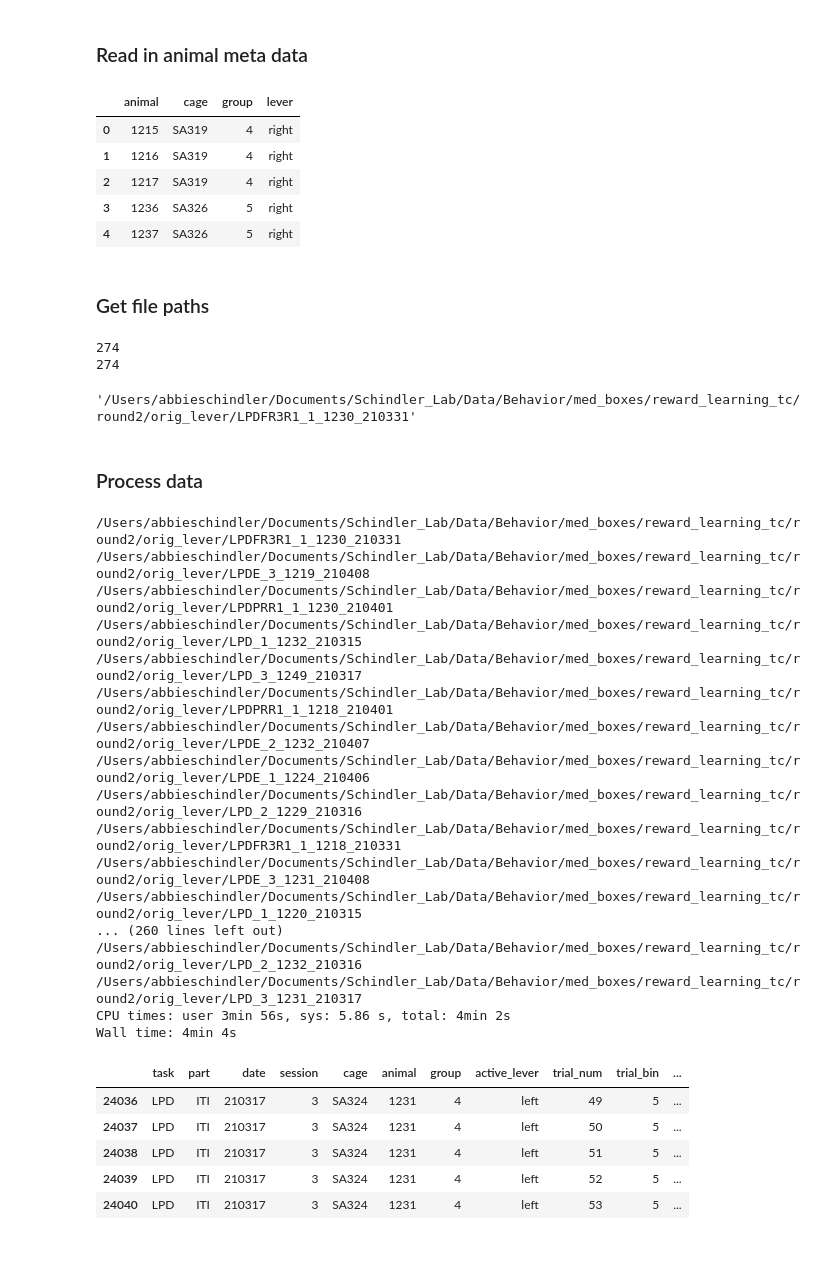
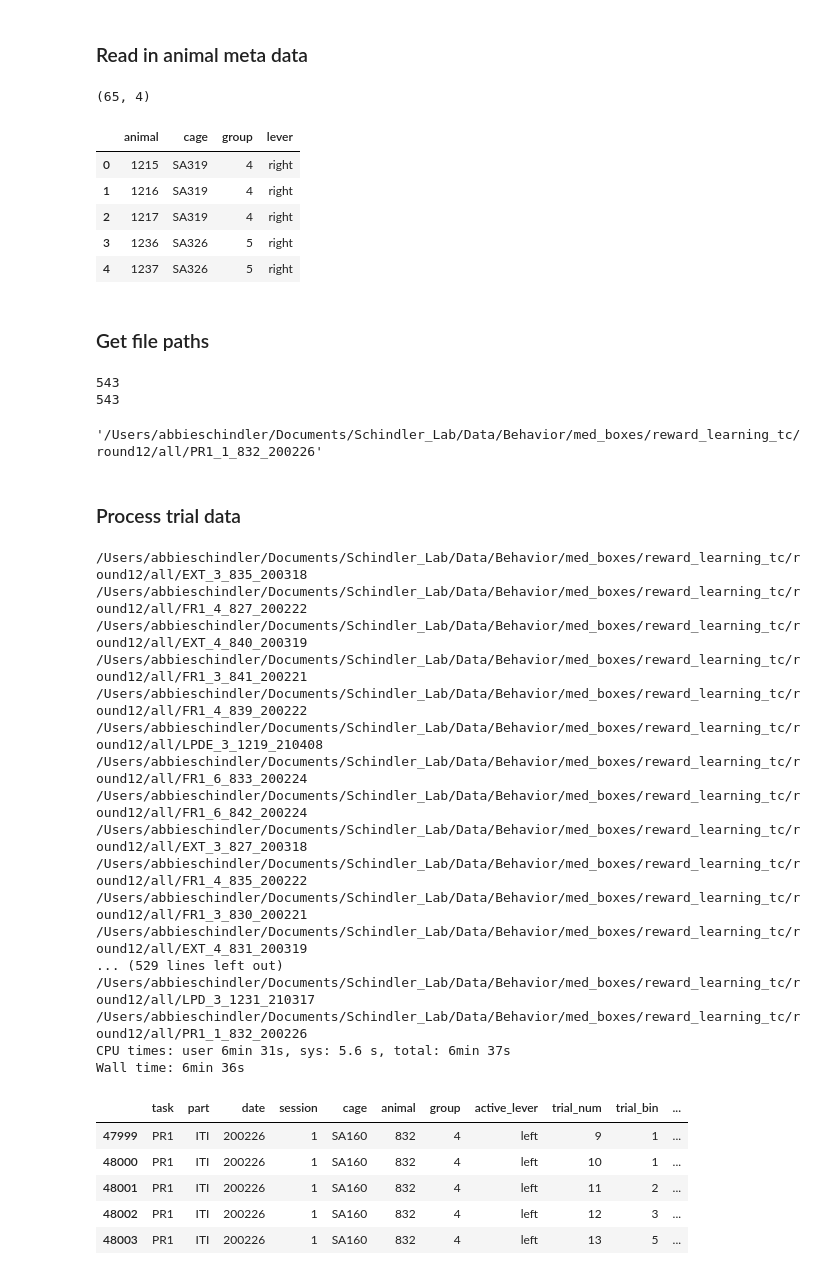
Before and after one commit to grace3999/MedPC, a Jupyter notebook: MED_LPD_LPDPR_LPDE_LPDR.ipynb, the cells around one changed output. Saved outputs shown, nothing was run; the diff lists cells and outputs as text; code cells hidden in the pictures.

```diff
--- a/MED_LPD_LPDPR_LPDE_LPDR.ipynb
+++ b/MED_LPD_LPDPR_LPDE_LPDR.ipynb
@@ -125,19 +130,19 @@ def get_events_and_times(array, event_letter, time_letter):
 
     return es_et
 # %%
-def get_trial_times_LPD(events_and_times, right_extends, left_extends, ITI_start, ITI_end, session_end):
+def get_trial_times_LPD(events_and_times, trial_start_list, trial_end_list):
     #takes in dataframe of events and corresponding time_stamps and the Med PC program code for start and end of trial segment
-    #e.g. conditioned stimulus onset and offset, ITI onset and offset - here both levers extend so can just use right lever as start
+    #e.g. session onset and offset, ITI onset and offset - here both levers extend so can just use right lever as start
     #finds time_stamps for each start and end, puts into new dataframe
     import numpy as np
     import pandas as pd
 
-    start_time = events_and_times[(events_and_times.event_stamp == right_extends)]['time_stamp'].values
-    end_time = events_and_times[(events_and_times.event_stamp == ITI_start) | (events_and_times.event_stamp == session_end)]['time_stamp'].values
-    start_time_ITI = events_and_times[events_and_times.event_stamp == ITI_start]['time_stamp'].values
-    end_time_ITI = events_and_times[events_and_times.event_stamp == ITI_end]['time_stamp'].values
+    session_start_times = list(events_and_times[events_and_times['event_stamp'].isin(trial_start_list)]['time_stamp'].drop_duplicates().values)
+    session_end_times = list(events_and_times[events_and_times['event_stamp'].isin(trial_end_list)]['time_stamp'].drop_duplicates().values)
+    ITI_start_times = list(events_and_times[events_and_times['event_stamp'].isin(trial_end_list)]['time_stamp'].drop_duplicates().values + 0.01)
+    ITI_end_times = list(events_and_times[events_and_times['event_stamp'].isin(trial_start_list)]['time_stamp'].drop_duplicates()[1:].values - 0.01)
 
-    times = pd.DataFrame(data = [start_time, end_time, start_time_ITI, end_time_ITI])
+    times = pd.DataFrame(data = [session_start_times, session_end_times, ITI_start_times, ITI_end_times])
     times = times.T
     times.columns = ['trial_start', 'trial_end', 'ITI_start', 'ITI_end']
 
@@ -247,13 +252,15 @@ def create_session_df(trial_data, event_dic, trial_type):
 # %%
 #read animal info (lever assignment, group etc) into df
 
-path_animal_info = '/Users/abbieschindler/Documents/Schindler_Lab/Data/Behavior/med_boxes/assignments/2021April_meta.xlsx'
+path_animal_info = '/Users/abbieschindler/Documents/Schindler_Lab/Data/Behavior/med_boxes/assignments/round12_meta.xlsx'
 
 animal_info = pd.read_excel(path_animal_info)
 animal_info = pd.DataFrame(data = animal_info)
 
+print(animal_info.shape)
 animal_info.head()
 # %% [output]
+(65, 4)
 |  | animal | cage | group | lever |
 | 0 | 1215 | SA319 | 4 | right |
 | 1 | 1216 | SA319 | 4 | right |
@@ -263,7 +270,7 @@ animal_info.head()
 # %% [markdown]
 ### Get file paths
 # %%
-path = '/Users/abbieschindler/Documents/Schindler_Lab/Data/Behavior/med_boxes/reward_learning_tc/round2/orig_lever'
+path = '/Users/abbieschindler/Documents/Schindler_Lab/Data/Behavior/med_boxes/reward_learning_tc/round12/all'
 
 file_names = os.listdir(path)
 print(len(file_names))
@@ -276,13 +283,13 @@ for file in file_names:
     file_paths.append(file_path)
 
 print(len(file_paths))
-file_paths[0]
+file_paths[-1]
 # %% [output]
-274
-274
+543
+543
-'/Users/abbieschindler/Documents/Schindler_Lab/Data/Behavior/med_boxes/reward_learning_tc/round2/orig_lever/LPDFR3R1_1_1230_210331'
+'/Users/abbieschindler/Documents/Schindler_Lab/Data/Behavior/med_boxes/reward_learning_tc/round12/all/PR1_1_832_200226'
 # %% [markdown]
-### Process data
+### Process trial data
 # %%
 %%time
 final_data = pd.DataFrame()
@@ -300,8 +307,8 @@ for file in file_paths:
     #proccess file
     task, session, animal, date = get_file_info_common(file)
     array = make_array_from_path(file)
-    events_and_times = get_events_and_times(array, "E", "D")
-    trial_times = get_trial_times_LPD(events_and_times, 46, 47, 12, 13, 100)
+    events_and_times = get_events_and_times(array, "E:", "D:")
+    trial_times = get_trial_times_LPD(events_and_times, [46,47], [48,49])
     trial_data = create_trial_df(events_and_times, trial_times, 'within')
     ITItrial_data = create_trial_df(events_and_times, trial_times, 'ITI')
     session_data = create_session_df(trial_data, bit_dic, 'within')
@@ -329,55 +336,55 @@ for file in file_paths:
                                  'left_lever_count', 'left_lever_latency_1st',
                                  'reinforcement_latency_ave', 'right_lever_latency_ave', 'left_lever_latency_ave']]
 
     #create pandas tidy df for within ITI
     ITIsession_data['task'] = [task]*(ITIsession_data.shape[0])
     ITIsession_data['part'] = ['ITI']*(ITIsession_data.shape[0])
     ITIsession_data['date'] = [date]*(ITIsession_data.shape[0])
     ITIsession_data['animal'] = [animal]*(ITIsession_data.shape[0])
     ITIsession_data['session'] = [session]*(ITIsession_data.shape[0])
     ITIsession_data['active_lever'] = [active_lever]*(ITIsession_data.shape[0])
     ITIsession_data['group'] = [group]*(ITIsession_data.shape[0])
     ITIsession_data['cage'] = [cage]*(ITIsession_data.shape[0])
 
     ITIsession_data = ITIsession_data[['task', 'part', 'date', 'session', 'cage', 'animal', 'group', 'active_lever',
                                  'trial_num', 'trial_bin', 'trial_duration', 'reinforcement_count', 'reinforcement_latency_1st',
                                  'HE_count', 'HE_latency_1st', 'HE_latency_ave',
                                  'right_lever_count', 'right_lever_latency_1st',
                                  'left_lever_count', 'left_lever_latency_1st',
                                  'reinforcement_latency_ave', 'right_lever_latency_ave', 'left_lever_latency_ave']]
 
     #add to final data frame
     data_int = pd.concat([session_data, ITIsession_data], axis = 0, ignore_index=True)
     if final_data.shape[0] == 0:
         final_data = data_int
     else:
         final_data = pd.concat([final_data, data_int], axis = 0, ignore_index=True)
 
 final_data.tail()
 # %% [output]
-/Users/abbieschindler/Documents/Schindler_Lab/Data/Behavior/med_boxes/reward_learning_tc/round2/orig_lever/LPDFR3R1_1_1230_210331
-/Users/abbieschindler/Documents/Schindler_Lab/Data/Behavior/med_boxes/reward_learning_tc/round2/orig_lever/LPDE_3_1219_210408
-/Users/abbieschindler/Documents/Schindler_Lab/Data/Behavior/med_boxes/reward_learning_tc/round2/orig_lever/LPDPRR1_1_1230_210401
-/Users/abbieschindler/Documents/Schindler_Lab/Data/Behavior/med_boxes/reward_learning_tc/round2/orig_lever/LPD_1_1232_210315
-/Users/abbieschindler/Documents/Schindler_Lab/Data/Behavior/med_boxes/reward_learning_tc/round2/orig_lever/LPD_3_1249_210317
-/Users/abbieschindler/Documents/Schindler_Lab/Data/Behavior/med_boxes/reward_learning_tc/round2/orig_lever/LPDPRR1_1_1218_210401
-/Users/abbieschindler/Documents/Schindler_Lab/Data/Behavior/med_boxes/reward_learning_tc/round2/orig_lever/LPDE_2_1232_210407
-/Users/abbieschindler/Documents/Schindler_Lab/Data/Behavior/med_boxes/reward_learning_tc/round2/orig_lever/LPDE_1_1224_210406
-/Users/abbieschindler/Documents/Schindler_Lab/Data/Behavior/med_boxes/reward_learning_tc/round2/orig_lever/LPD_2_1229_210316
-/Users/abbieschindler/Documents/Schindler_Lab/Data/Behavior/med_boxes/reward_learning_tc/round2/orig_lever/LPDFR3R1_1_1218_210331
-/Users/abbieschindler/Documents/Schindler_Lab/Data/Behavior/med_boxes/reward_learning_tc/round2/orig_lever/LPDE_3_1231_210408
-/Users/abbieschindler/Documents/Schindler_Lab/Data/Behavior/med_boxes/reward_learning_tc/round2/orig_lever/LPD_1_1220_210315
-... (260 lines left out)
-/Users/abbieschindler/Documents/Schindler_Lab/Data/Behavior/med_boxes/reward_learning_tc/round2/orig_lever/LPD_2_1232_210316
-/Users/abbieschindler/Documents/Schindler_Lab/Data/Behavior/med_boxes/reward_learning_tc/round2/orig_lever/LPD_3_1231_210317
-CPU times: user 3min 56s, sys: 5.86 s, total: 4min 2s
-Wall time: 4min 4s
+/Users/abbieschindler/Documents/Schindler_Lab/Data/Behavior/med_boxes/reward_learning_tc/round12/all/EXT_3_835_200318
+/Users/abbieschindler/Documents/Schindler_Lab/Data/Behavior/med_boxes/reward_learning_tc/round12/all/FR1_4_827_200222
+/Users/abbieschindler/Documents/Schindler_Lab/Data/Behavior/med_boxes/reward_learning_tc/round12/all/EXT_4_840_200319
+/Users/abbieschindler/Documents/Schindler_Lab/Data/Behavior/med_boxes/reward_learning_tc/round12/all/FR1_3_841_200221
+/Users/abbieschindler/Documents/Schindler_Lab/Data/Behavior/med_boxes/reward_learning_tc/round12/all/FR1_4_839_200222
+/Users/abbieschindler/Documents/Schindler_Lab/Data/Behavior/med_boxes/reward_learning_tc/round12/all/LPDE_3_1219_210408
+/Users/abbieschindler/Documents/Schindler_Lab/Data/Behavior/med_boxes/reward_learning_tc/round12/all/FR1_6_833_200224
+/Users/abbieschindler/Documents/Schindler_Lab/Data/Behavior/med_boxes/reward_learning_tc/round12/all/FR1_6_842_200224
+/Users/abbieschindler/Documents/Schindler_Lab/Data/Behavior/med_boxes/reward_learning_tc/round12/all/EXT_3_827_200318
+/Users/abbieschindler/Documents/Schindler_Lab/Data/Behavior/med_boxes/reward_learning_tc/round12/all/FR1_4_835_200222
+/Users/abbieschindler/Documents/Schindler_Lab/Data/Behavior/med_boxes/reward_learning_tc/round12/all/FR1_3_830_200221
+/Users/abbieschindler/Documents/Schindler_Lab/Data/Behavior/med_boxes/reward_learning_tc/round12/all/EXT_4_831_200319
+... (529 lines left out)
+/Users/abbieschindler/Documents/Schindler_Lab/Data/Behavior/med_boxes/reward_learning_tc/round12/all/LPD_3_1231_210317
+/Users/abbieschindler/Documents/Schindler_Lab/Data/Behavior/med_boxes/reward_learning_tc/round12/all/PR1_1_832_200226
+CPU times: user 6min 31s, sys: 5.6 s, total: 6min 37s
+Wall time: 6min 36s
 |  | task | part | date | session | cage | animal | group | active_lever | trial_num | trial_bin | ... |
-| 24036 | LPD | ITI | 210317 | 3 | SA324 | 1231 | 4 | left | 49 | 5 | ... |
-| 24037 | LPD | ITI | 210317 | 3 | SA324 | 1231 | 4 | left | 50 | 5 | ... |
-| 24038 | LPD | ITI | 210317 | 3 | SA324 | 1231 | 4 | left | 51 | 5 | ... |
-| 24039 | LPD | ITI | 210317 | 3 | SA324 | 1231 | 4 | left | 52 | 5 | ... |
-| 24040 | LPD | ITI | 210317 | 3 | SA324 | 1231 | 4 | left | 53 | 5 | ... |
+| 47999 | PR1 | ITI | 200226 | 1 | SA160 | 832 | 4 | left | 9 | 1 | ... |
+| 48000 | PR1 | ITI | 200226 | 1 | SA160 | 832 | 4 | left | 10 | 1 | ... |
+| 48001 | PR1 | ITI | 200226 | 1 | SA160 | 832 | 4 | left | 11 | 2 | ... |
+| 48002 | PR1 | ITI | 200226 | 1 | SA160 | 832 | 4 | left | 12 | 3 | ... |
+| 48003 | PR1 | ITI | 200226 | 1 | SA160 | 832 | 4 | left | 13 | 5 | ... |
 # %%
 #make new df with combined data
 df_final = final_data.copy()
```
Also changed, not shown: parts of 20 cells of this notebook, 5 other files.
